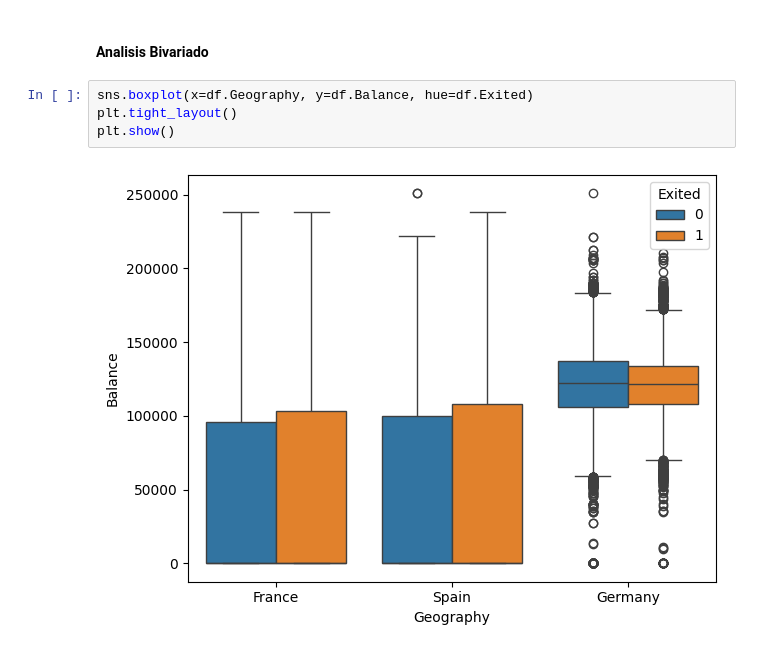
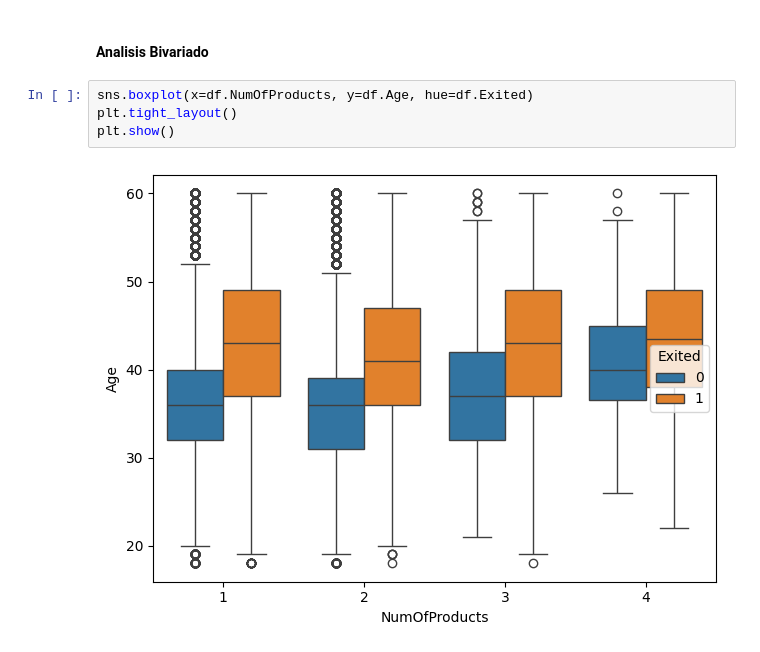
Before and after one commit to arielRas/KaggleCompetition-Coder52295, a Jupyter notebook: Eda.ipynb, the cells around one changed output. Saved outputs shown, nothing was run; the diff lists cells and outputs as text.

```diff
--- a/Eda.ipynb
+++ b/Eda.ipynb
@@ -89,8 +69,8 @@ Distributions(df.Geography, df.Exited, 'Geography', 'Pais').plot_distribution_cu
 # %% [markdown]
 #### Analisis Bivariado
 # %%
-sns.boxplot(x=df.Geography, y=df.Balance, hue=df.Exited)
+sns.boxplot(x=df.NumOfProducts, y=df.Age, hue=df.Exited)
 plt.tight_layout()
 plt.show()
 # %% [output]
-[figure, old version]
+[figure, new version]
```
Also changed, not shown: parts of 9 cells of this notebook.
